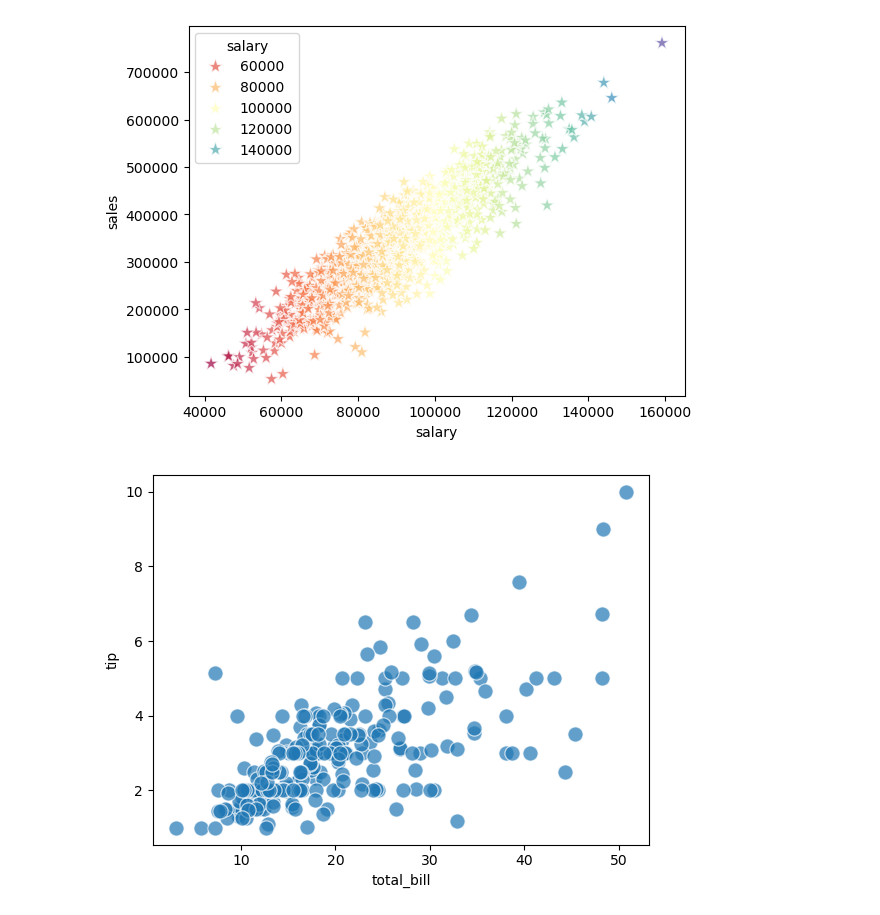
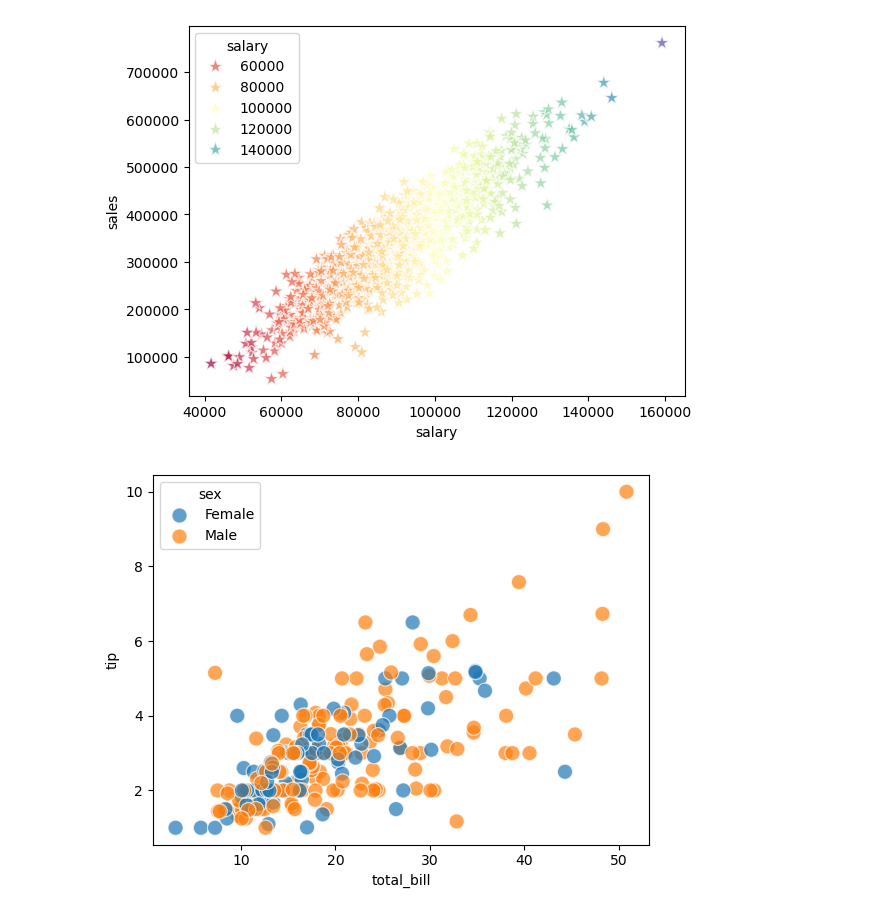
Before and after one commit to ShaniStaretz-ai/dataScience-Seaborn-Lec12-20-APR-25, a Jupyter notebook: Lec12.ipynb, the cells around one changed output. Drawn from its saved outputs; the diff is of its cells as text; code cells hidden in the pictures.

```diff
--- a/Lec12.ipynb
+++ b/Lec12.ipynb
@@ -16,8 +16,8 @@ plt.show()
 [figure]
 # %%
 df = pd.read_csv("tips.csv")
-sns.scatterplot(data=df,x='total_bill', y='tip',alpha=0.7,s=120)
+sns.scatterplot(data=df,x='total_bill', y='tip',hue='sex' ,alpha=0.7,s=120)
 plt.show()
 # %% [output]
-[figure, old version]
+[figure, new version]
 # %%
```
Also changed, not shown: parts of 5 cells of this notebook, 1 other file.
